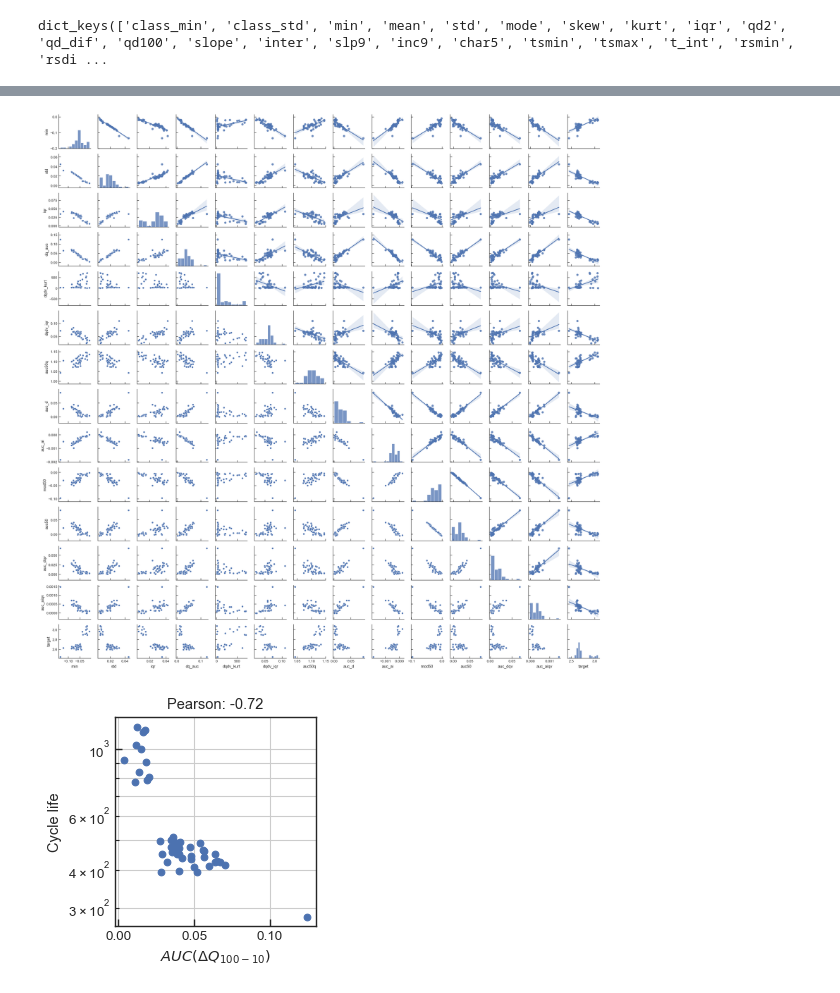
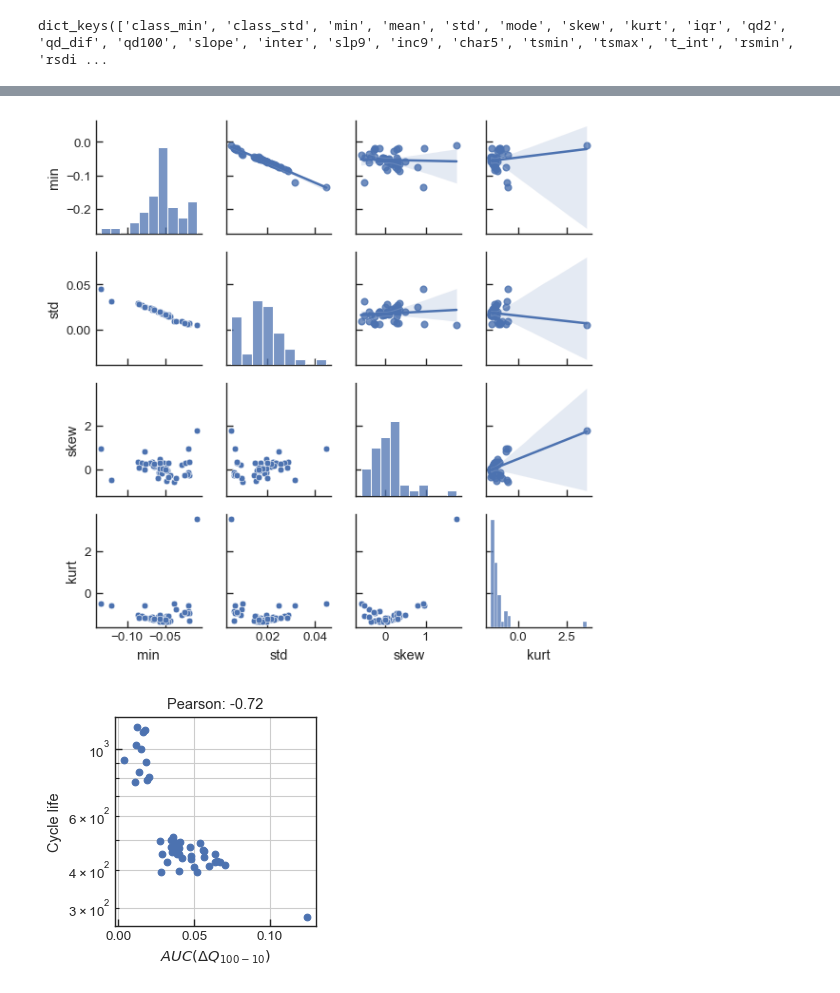
Before and after one commit to sarajcev/data-driven-prediction-of-battery-cycle-life-before-capacity-degradation, a Jupyter notebook: Models.ipynb, the cells around one changed output, grey strips where cells are left out. Saved outputs shown, nothing was run; the diff lists cells and outputs as text; code cells hidden in the pictures.

```diff
--- a/Models.ipynb
+++ b/Models.ipynb
@@ -389,12 +525,14 @@ plt.show()
 # %%
 # Pairplot of important features.
+df = pd.DataFrame(X_data_dict, columns=['min', 'std', 'skew', 'kurt'])
 g = sns.PairGrid(data=df, height=1.5)
 g.map_diag(sns.histplot)
 g.map_lower(sns.scatterplot)
 g.map_upper(sns.regplot)
+plt.savefig('pairgrid.png', dpi=600)
 plt.show()
 # %% [output]
-[figure, old version]
+[figure, new version]
 # %%
 # Example:
 fig, ax = plt.subplots(figsize=(3,3))
```
Also changed, not shown: parts of 21 cells of this notebook.
